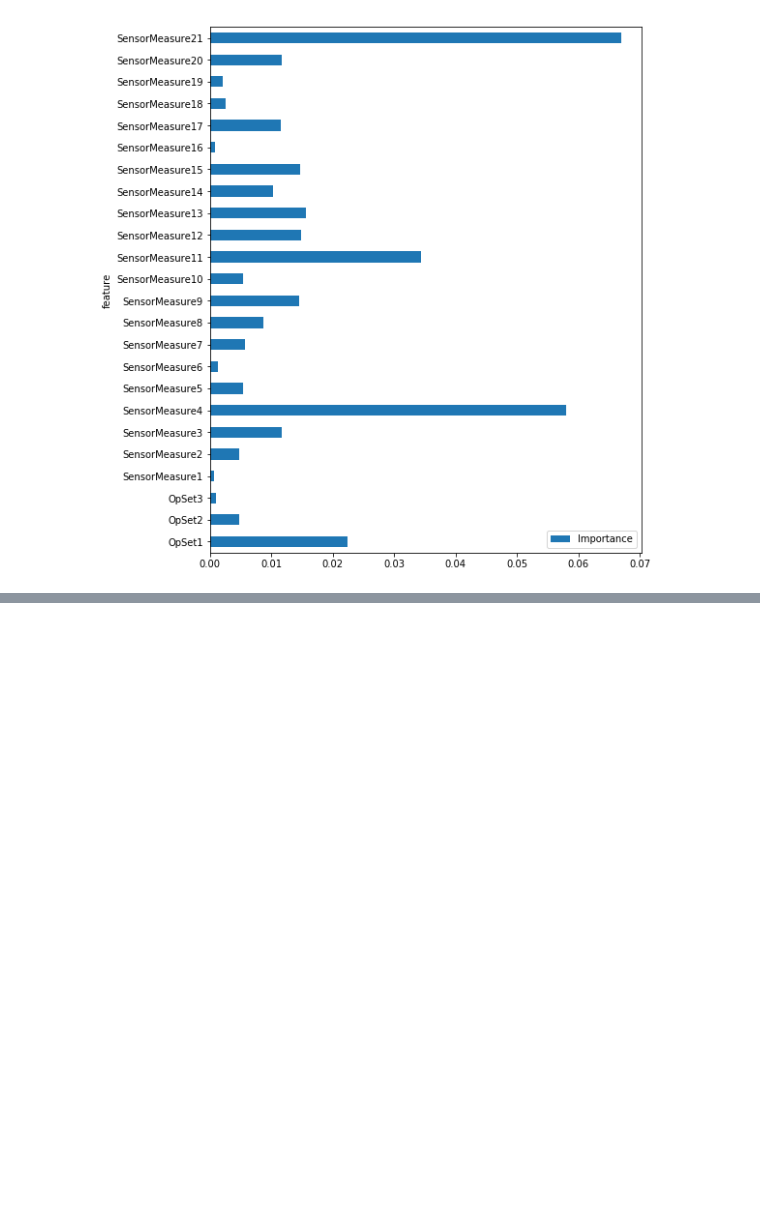
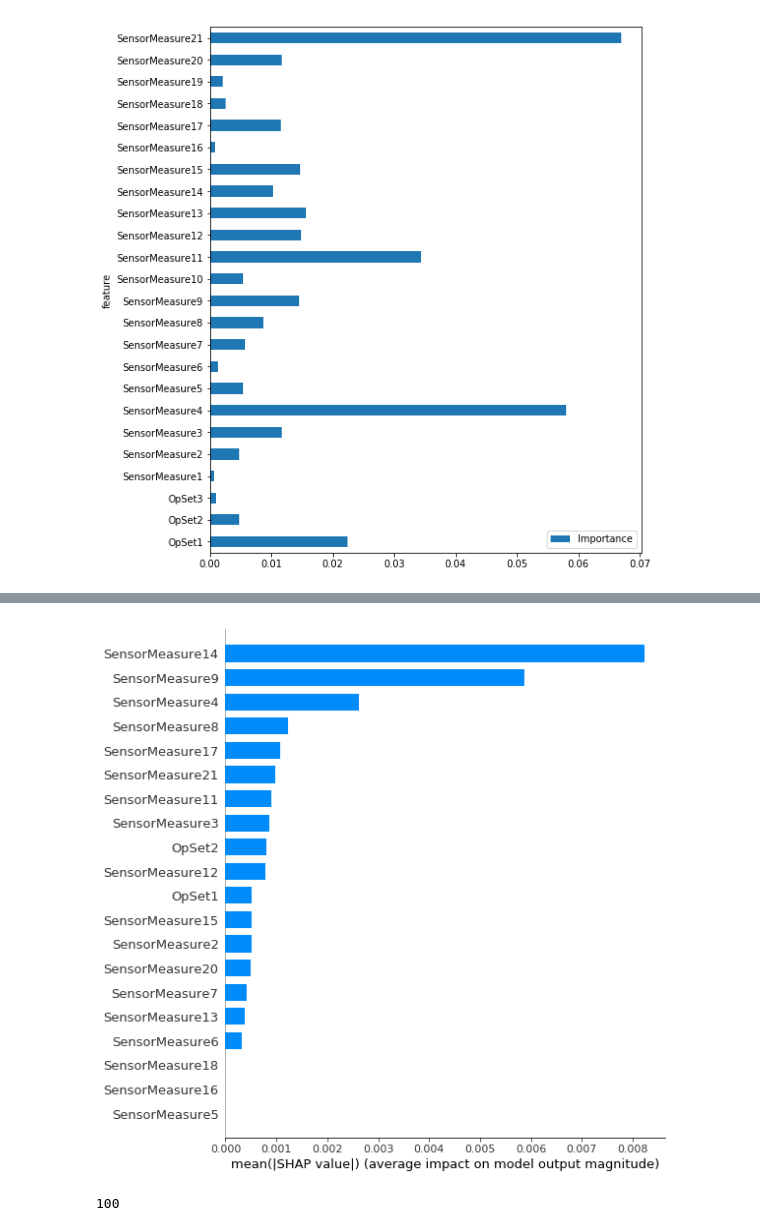
Before and after one commit to archd3sai/Predictive-Maintenance-of-Aircraft-Engine, a Jupyter notebook: Perturbation Feature Importance.ipynb, the cells around one changed output, grey strips where cells are left out. Cells and saved outputs as stored; diff of their text form; code cells hidden in the pictures; blank space fills up the shorter version.

```diff
--- a/Perturbation Feature Importance.ipynb
+++ b/Perturbation Feature Importance.ipynb
@@ -516,0 +519,12 @@ feature_importance2.plot.barh(x = 'feature', y = 'Importance', ax = ax)
+# %%
+import shap
+
+random_ind = np.random.choice(x_train.shape[0], 1000, replace = False)
+data = x_train[random_ind[0:1000]]
+
+DE = shap.DeepExplainer(model, data)
+shap_values = DE.shap_values(x_test)
+# %%
+shap.initjs()
+shap.summary_plot(shap_values[0][99], x_test[0], feature_names=feats, plot_type = 'bar')
+# %% [output]
@@ -516,0 +532,5 @@ feature_importance2.plot.barh(x = 'feature', y = 'Importance', ax = ax)
+[figure, added]
+# %%
+len(shap_values[0])
+# %% [output]
+100
```
Also changed, not shown: parts of 6 cells of this notebook.
